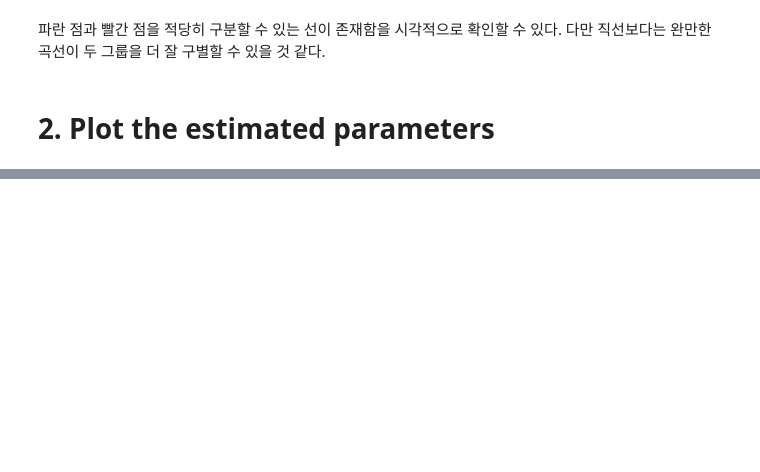
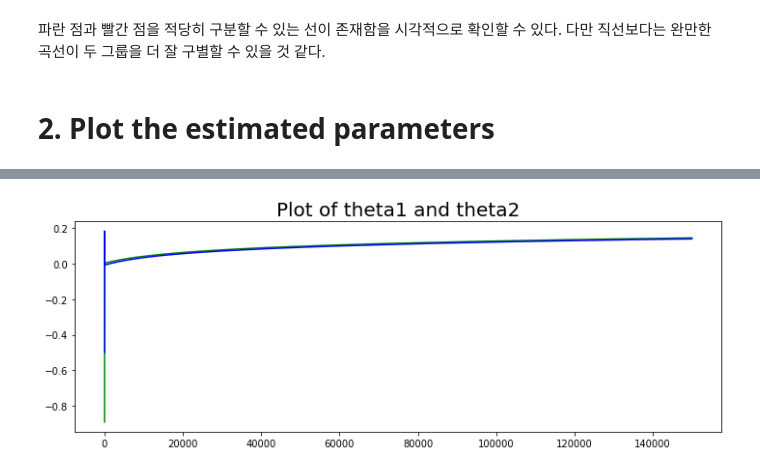
Before and after one commit to BaeHyungjun/2020-1-MachineLearning, a Jupyter notebook: 20152410_배형준_머신러닝_과제5.ipynb, the cells around one changed output, grey strips where cells are left out. Saved outputs shown, nothing was run; the diff lists cells and outputs as text; code cells hidden in the pictures; blank space fills up the shorter version.

```diff
--- a/20152410_배형준_머신러닝_과제5.ipynb
+++ b/20152410_배형준_머신러닝_과제5.ipynb
@@ -118,0 +137,10 @@ print(record_loss[-2] - record_loss[-1])
+# %%
+# y축의 범위가 달라서 잘 안보이길래 theta1, theta2만 따로 출력
+
+plt.figure(figsize=(12, 4))
+plt.plot(record_theta[:, 1], 'g', label='theta1')
+plt.plot(record_theta[:, 2], 'b', label='theta2')
+plt.title('Plot of theta1 and theta2', fontsize=20)
+plt.show()
+# %% [output]
+[figure, added]
```
Also changed, not shown: parts of 12 cells of this notebook.
